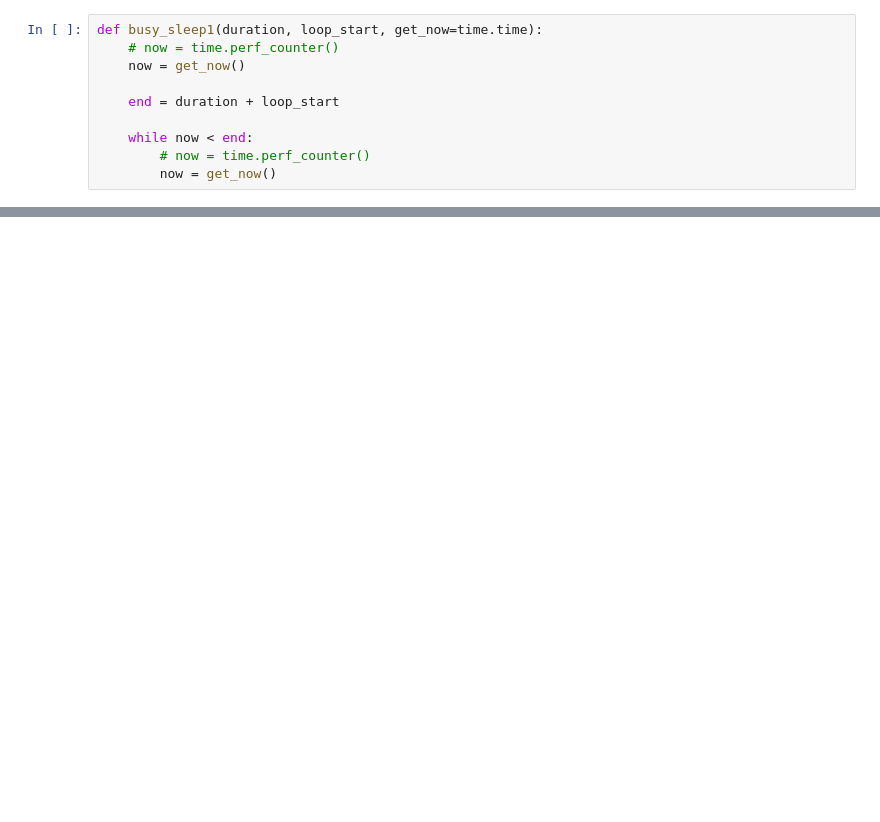
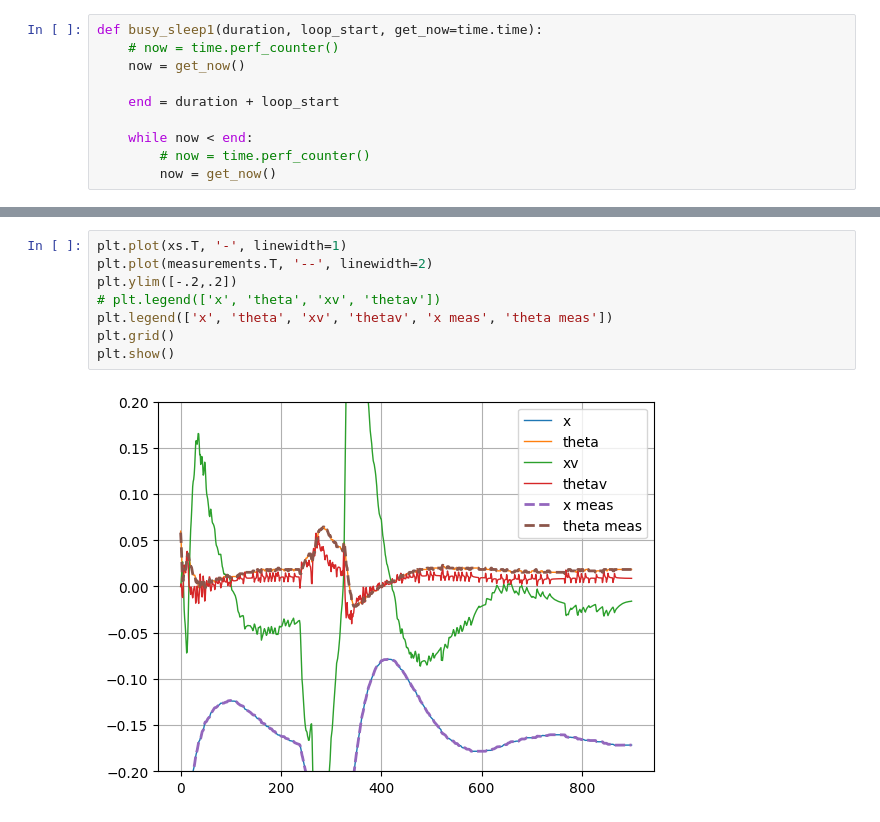
Before and after one commit to Rexlab-cartpole/Controller, a Jupyter notebook: IROS-stabilizing.ipynb, the cells around one changed output, grey strips where cells are left out. Drawn from its saved outputs; the diff is of its cells as text; blank space fills up the shorter version.

```diff
--- a/IROS-stabilizing.ipynb
+++ b/IROS-stabilizing.ipynb
@@ -123,0 +139,10 @@ for i in range(N):
+# %%
+plt.plot(xs.T, '-', linewidth=1)
+plt.plot(measurements.T, '--', linewidth=2)
+plt.ylim([-.2,.2])
+# plt.legend(['x', 'theta', 'xv', 'thetav'])
+plt.legend(['x', 'theta', 'xv', 'thetav', 'x meas', 'theta meas'])
+plt.grid()
+plt.show()
+# %% [output]
+[figure, added]
```
Also changed, not shown: parts of 9 cells of this notebook, 6 other files.
